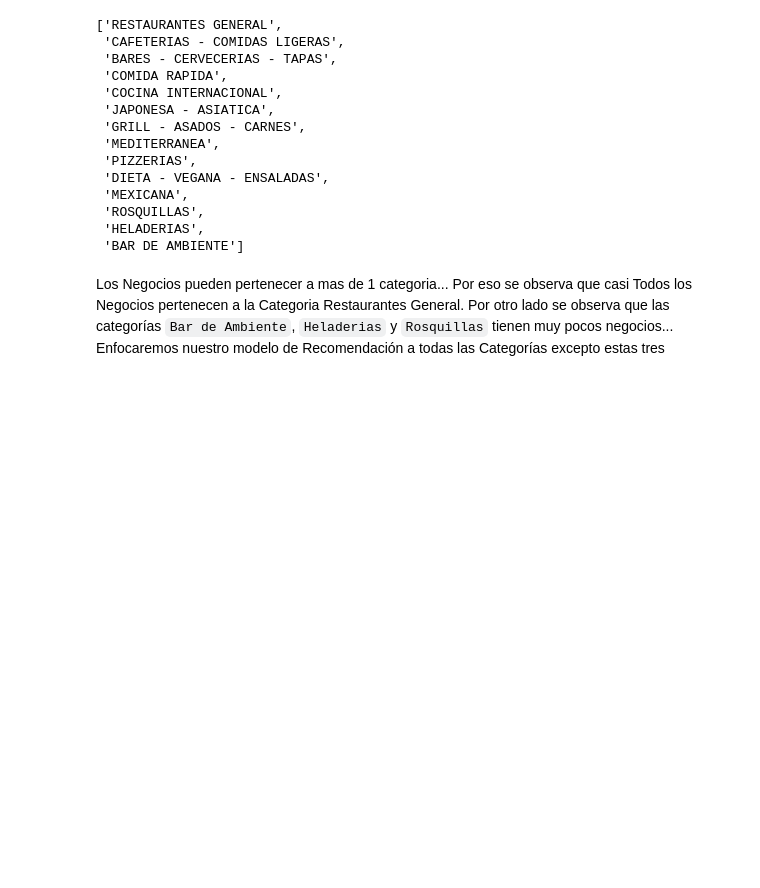
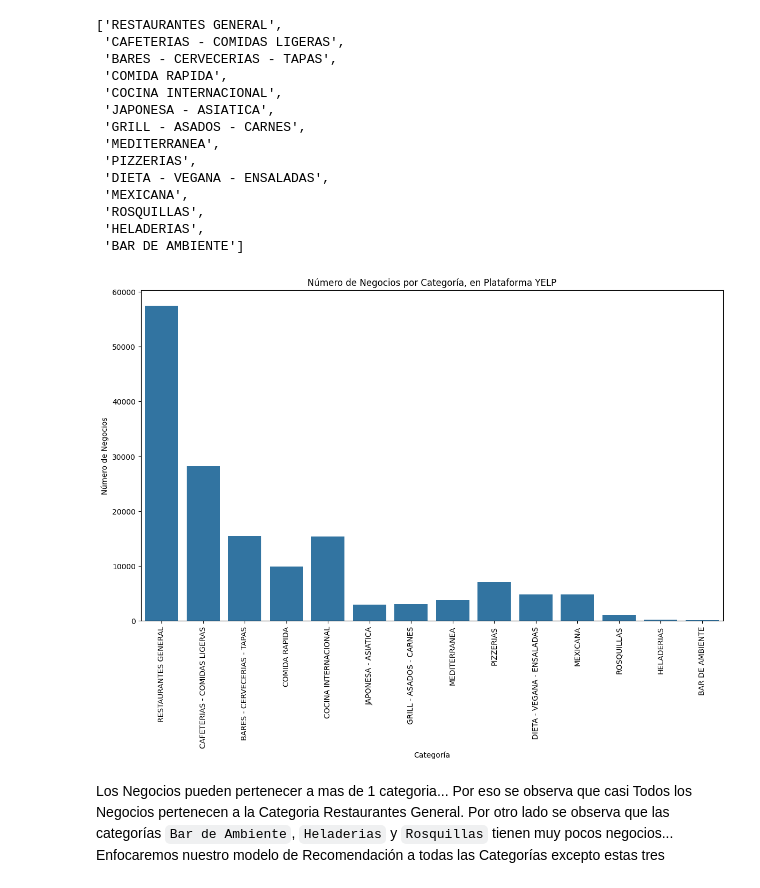
Before and after one commit to agustin-caceres/DataPulse_Gmaps_Yelp, a Jupyter notebook: notebooks/ETL/Yelp/2_eda_modelo_porque.ipynb, the cells around one changed output. Drawn from its saved outputs; the diff is of its cells as text; code cells hidden in the pictures; blank space fills up the shorter version.

```diff
--- a/notebooks/ETL/Yelp/2_eda_modelo_porque.ipynb
+++ b/notebooks/ETL/Yelp/2_eda_modelo_porque.ipynb
@@ -184,9 +188,17 @@ for categoria in lista_categorias:
 # %%
 df_grafico = pd.DataFrame(data)
 
-fig = px.bar(df_grafico, x='Categoría', y='Numero de Negocios',
-             title='Número de Negocios por Categoría, en Plataforma ', width=1200)
+plt.figure(figsize=(14, 8))
+sns.barplot(data=df_grafico, x='Categoría', y='Numero de Negocios')
 
-fig.show()
+plt.title('Número de Negocios por Categoría, en Plataforma YELP')
+plt.xlabel('Categoría')
+plt.ylabel('Número de Negocios')
+
+plt.xticks(rotation=90)
+
+plt.show()
+# %% [output]
+[figure, added]
 # %% [markdown]
 Los Negocios pueden pertenecer a mas de 1 categoria... Por eso se observa que casi Todos los Negocios pertenecen a la Categoria Restaurantes General. Por otro lado se observa que las categorías `Bar de Ambiente`, `Heladerias` y `Rosquillas` tienen muy pocos negocios... Enfocaremos nuestro modelo de Recomendación a todas las Categorías excepto estas tres
```
Also changed, not shown: parts of 4 cells of this notebook.
